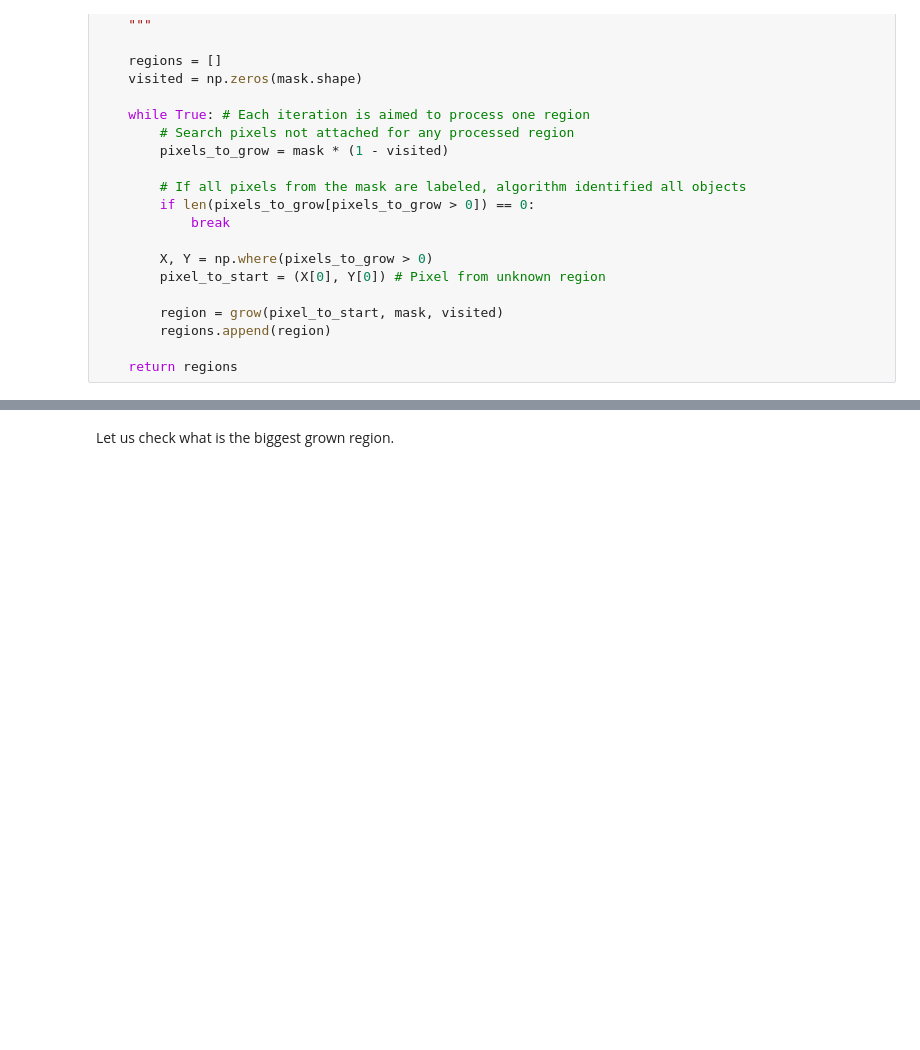
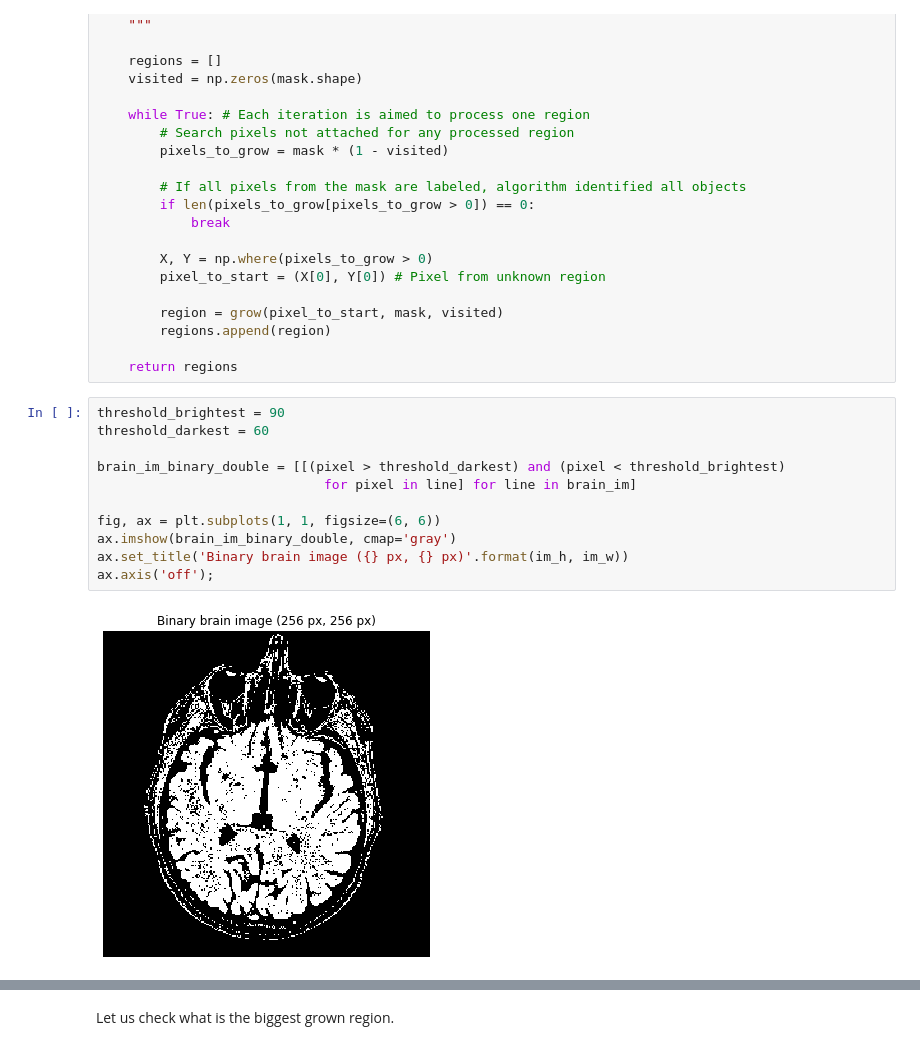
Before and after one commit to oganesManasian/Image-analysis-and-pattern-recognition, a Jupyter notebook: labs/lab_01_segmentation.ipynb, the cells around one changed output, grey strips where cells are left out. Saved outputs shown, nothing was run; the diff lists cells and outputs as text; blank space fills up the shorter version.

```diff
--- a/labs/lab_01_segmentation.ipynb
+++ b/labs/lab_01_segmentation.ipynb
@@ -155,3 +166,16 @@ def region_growing(mask):
         regions.append(region)
 
     return regions
+# %%
+threshold_brightest = 90
+threshold_darkest = 60
+
+brain_im_binary_double = [[(pixel > threshold_darkest) and (pixel < threshold_brightest)
+                             for pixel in line] for line in brain_im]
+
+fig, ax = plt.subplots(1, 1, figsize=(6, 6))
+ax.imshow(brain_im_binary_double, cmap='gray')
+ax.set_title('Binary brain image ({} px, {} px)'.format(im_h, im_w))
+ax.axis('off');
+# %% [output]
+[figure, added]
```
Also changed, not shown: parts of 18 cells of this notebook.
